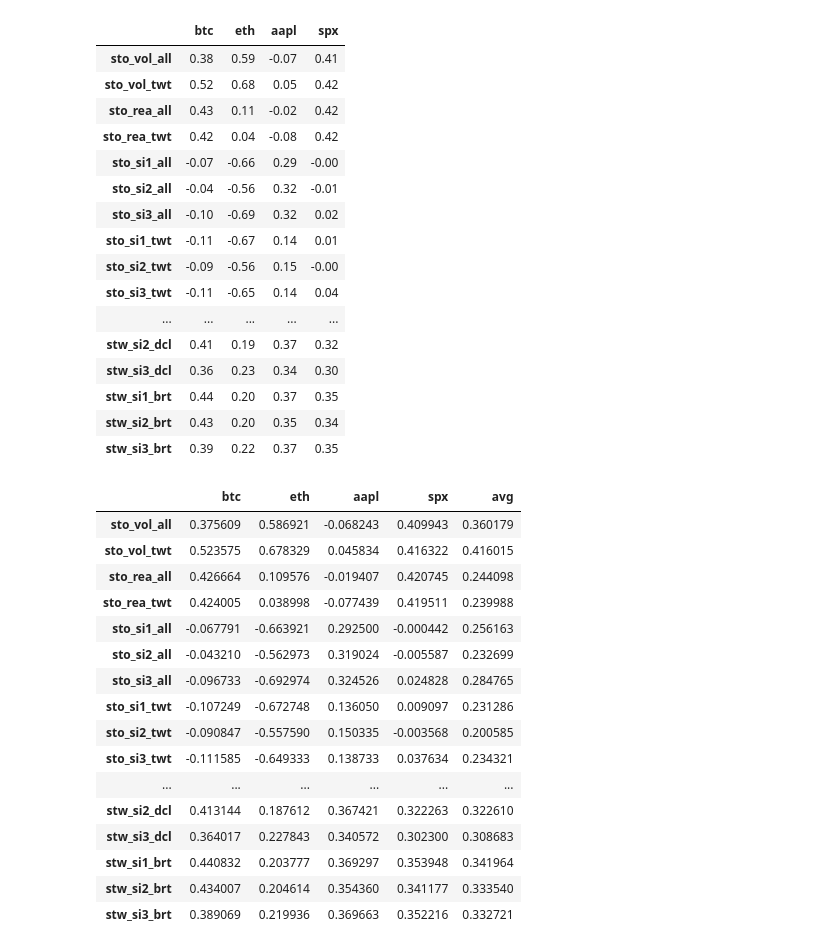
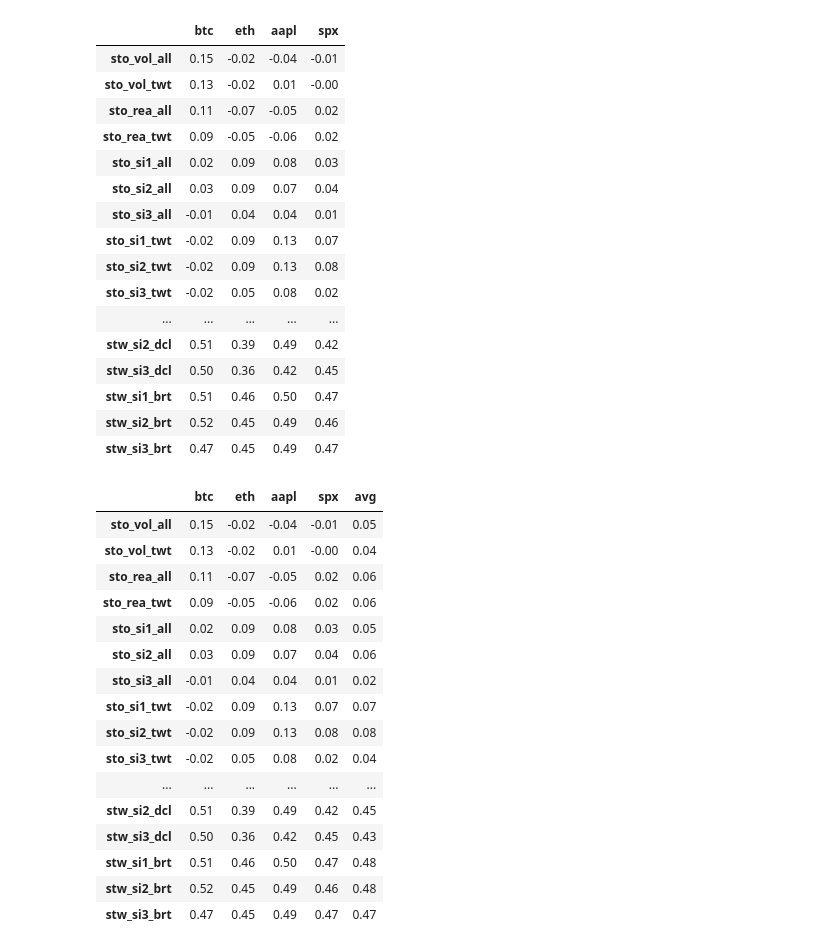
Before and after one commit to rotkert/stocktwits_sentiment, a Jupyter notebook: final_correlations.ipynb, the cells around one changed output. Cells and saved outputs as stored; diff of their text form; code cells hidden in the pictures.

```diff
--- a/final_correlations.ipynb
+++ b/final_correlations.ipynb
@@ -36,7 +36,9 @@ for i, file in enumerate(os.listdir('data/pred/')):
 
     data = pd.read_csv('data/pred/' + file, index_col=0)
     prices = pd.read_csv('data/prices/' + symbol + '_prices.csv', header=None, index_col=0)
+    prices_sh = prices.shift(1)
+    prices_sh.iloc[0] = prices.values[0]
+    prices = np.log(prices / prices_sh)
 
     corr = pearsonr(data.values.ravel(), prices.values.ravel())
     sc.loc[new, symbol] = corr[0]
-    print(i, file, corr)
@@ -62,19 +46,19 @@ for i, file in enumerate(os.listdir('data/pred/')):
 sc.round(2)
 # %% [output]
 |  | btc | eth | aapl | spx |
-| sto_vol_all | 0.38 | 0.59 | -0.07 | 0.41 |
-| sto_vol_twt | 0.52 | 0.68 | 0.05 | 0.42 |
-| sto_rea_all | 0.43 | 0.11 | -0.02 | 0.42 |
-| sto_rea_twt | 0.42 | 0.04 | -0.08 | 0.42 |
-| sto_si1_all | -0.07 | -0.66 | 0.29 | -0.00 |
-| sto_si2_all | -0.04 | -0.56 | 0.32 | -0.01 |
-| sto_si3_all | -0.10 | -0.69 | 0.32 | 0.02 |
-| sto_si1_twt | -0.11 | -0.67 | 0.14 | 0.01 |
-| sto_si2_twt | -0.09 | -0.56 | 0.15 | -0.00 |
-| sto_si3_twt | -0.11 | -0.65 | 0.14 | 0.04 |
+| sto_vol_all | 0.15 | -0.02 | -0.04 | -0.01 |
+| sto_vol_twt | 0.13 | -0.02 | 0.01 | -0.00 |
+| sto_rea_all | 0.11 | -0.07 | -0.05 | 0.02 |
+| sto_rea_twt | 0.09 | -0.05 | -0.06 | 0.02 |
+| sto_si1_all | 0.02 | 0.09 | 0.08 | 0.03 |
+| sto_si2_all | 0.03 | 0.09 | 0.07 | 0.04 |
+| sto_si3_all | -0.01 | 0.04 | 0.04 | 0.01 |
+| sto_si1_twt | -0.02 | 0.09 | 0.13 | 0.07 |
+| sto_si2_twt | -0.02 | 0.09 | 0.13 | 0.08 |
+| sto_si3_twt | -0.02 | 0.05 | 0.08 | 0.02 |
 | ... | ... | ... | ... | ... |
-| stw_si2_dcl | 0.41 | 0.19 | 0.37 | 0.32 |
-| stw_si3_dcl | 0.36 | 0.23 | 0.34 | 0.30 |
-| stw_si1_brt | 0.44 | 0.20 | 0.37 | 0.35 |
-| stw_si2_brt | 0.43 | 0.20 | 0.35 | 0.34 |
-| stw_si3_brt | 0.39 | 0.22 | 0.37 | 0.35 |
+| stw_si2_dcl | 0.51 | 0.39 | 0.49 | 0.42 |
+| stw_si3_dcl | 0.50 | 0.36 | 0.42 | 0.45 |
+| stw_si1_brt | 0.51 | 0.46 | 0.50 | 0.47 |
+| stw_si2_brt | 0.52 | 0.45 | 0.49 | 0.46 |
+| stw_si3_brt | 0.47 | 0.45 | 0.49 | 0.47 |
@@ -83,25 +65,25 @@ sc.round(2).to_excel('data/correlations.xlsx')
 # %%
 sc['avg'] = sc.apply(lambda x: x.abs().mean(), axis=1)
 # %%
-sc
+sc.round(2)
 # %% [output]
 |  | btc | eth | aapl | spx | avg |
-| sto_vol_all | 0.375609 | 0.586921 | -0.068243 | 0.409943 | 0.360179 |
-| sto_vol_twt | 0.523575 | 0.678329 | 0.045834 | 0.416322 | 0.416015 |
-| sto_rea_all | 0.426664 | 0.109576 | -0.019407 | 0.420745 | 0.244098 |
-| sto_rea_twt | 0.424005 | 0.038998 | -0.077439 | 0.419511 | 0.239988 |
-| sto_si1_all | -0.067791 | -0.663921 | 0.292500 | -0.000442 | 0.256163 |
-| sto_si2_all | -0.043210 | -0.562973 | 0.319024 | -0.005587 | 0.232699 |
-| sto_si3_all | -0.096733 | -0.692974 | 0.324526 | 0.024828 | 0.284765 |
-| sto_si1_twt | -0.107249 | -0.672748 | 0.136050 | 0.009097 | 0.231286 |
-| sto_si2_twt | -0.090847 | -0.557590 | 0.150335 | -0.003568 | 0.200585 |
-| sto_si3_twt | -0.111585 | -0.649333 | 0.138733 | 0.037634 | 0.234321 |
+| sto_vol_all | 0.15 | -0.02 | -0.04 | -0.01 | 0.05 |
+| sto_vol_twt | 0.13 | -0.02 | 0.01 | -0.00 | 0.04 |
+| sto_rea_all | 0.11 | -0.07 | -0.05 | 0.02 | 0.06 |
+| sto_rea_twt | 0.09 | -0.05 | -0.06 | 0.02 | 0.06 |
+| sto_si1_all | 0.02 | 0.09 | 0.08 | 0.03 | 0.05 |
+| sto_si2_all | 0.03 | 0.09 | 0.07 | 0.04 | 0.06 |
+| sto_si3_all | -0.01 | 0.04 | 0.04 | 0.01 | 0.02 |
+| sto_si1_twt | -0.02 | 0.09 | 0.13 | 0.07 | 0.07 |
+| sto_si2_twt | -0.02 | 0.09 | 0.13 | 0.08 | 0.08 |
+| sto_si3_twt | -0.02 | 0.05 | 0.08 | 0.02 | 0.04 |
 | ... | ... | ... | ... | ... | ... |
-| stw_si2_dcl | 0.413144 | 0.187612 | 0.367421 | 0.322263 | 0.322610 |
-| stw_si3_dcl | 0.364017 | 0.227843 | 0.340572 | 0.302300 | 0.308683 |
-| stw_si1_brt | 0.440832 | 0.203777 | 0.369297 | 0.353948 | 0.341964 |
-| stw_si2_brt | 0.434007 | 0.204614 | 0.354360 | 0.341177 | 0.333540 |
-| stw_si3_brt | 0.389069 | 0.219936 | 0.369663 | 0.352216 | 0.332721 |
+| stw_si2_dcl | 0.51 | 0.39 | 0.49 | 0.42 | 0.45 |
+| stw_si3_dcl | 0.50 | 0.36 | 0.42 | 0.45 | 0.43 |
+| stw_si1_brt | 0.51 | 0.46 | 0.50 | 0.47 | 0.48 |
+| stw_si2_brt | 0.52 | 0.45 | 0.49 | 0.46 | 0.48 |
+| stw_si3_brt | 0.47 | 0.45 | 0.49 | 0.47 | 0.47 |
 # %%
 sc.sort_values('avg', ascending=False)
 # %% [output]
```
Also changed, not shown: parts of 5 cells of this notebook, 4 other files.
